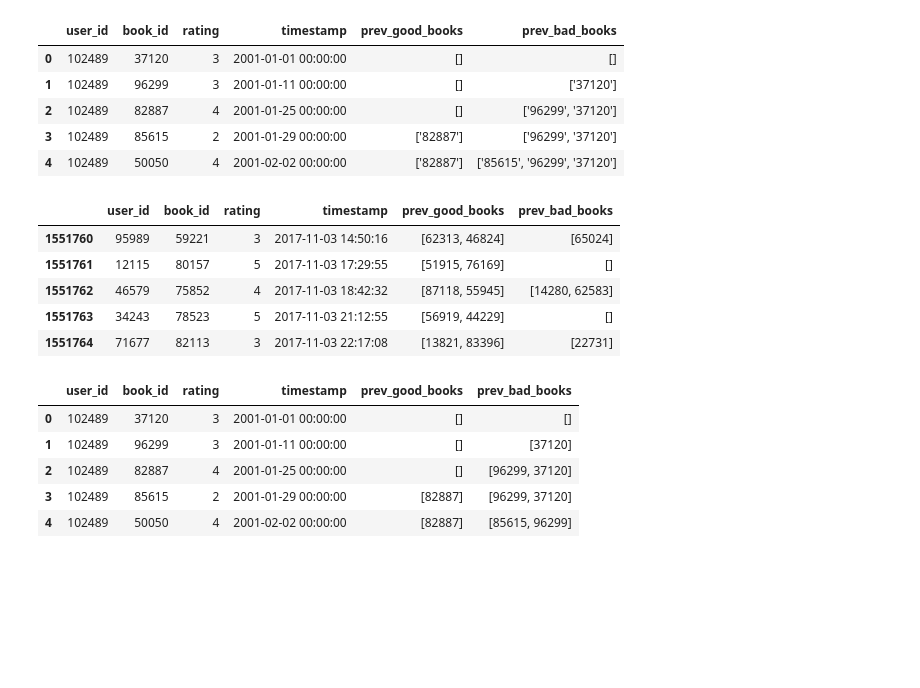
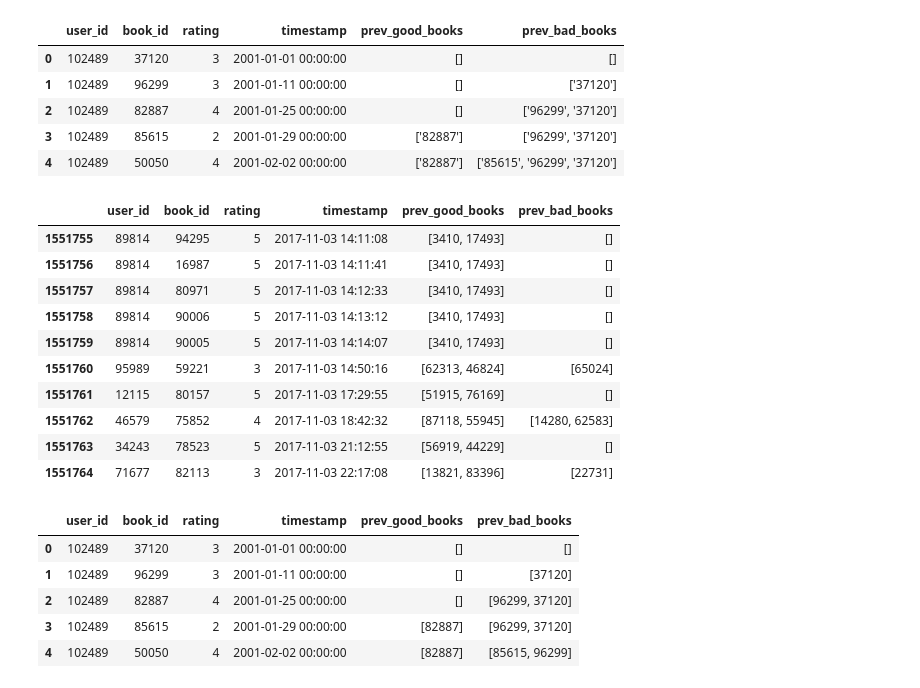
Before and after one commit to elainewyq/Goodreads_Book_Recommender, a Jupyter notebook: DNN_model.ipynb, the cells around one changed output. Saved outputs shown, nothing was run; the diff lists cells and outputs as text; code cells hidden in the pictures; blank space fills up the shorter version.

```diff
--- a/DNN_model.ipynb
+++ b/DNN_model.ipynb
@@ -91,9 +91,14 @@ dataset[:5]
 dataset['prev_good_books'] = dataset['prev_good_books'].apply(lambda x: x[:2])
 dataset['prev_bad_books'] = dataset['prev_bad_books'].apply(lambda x: x[:2])
 # %%
-dataset.tail()
+dataset.tail(10)
 # %% [output]
 |  | user_id | book_id | rating | timestamp | prev_good_books | prev_bad_books |
+| 1551755 | 89814 | 94295 | 5 | 2017-11-03 14:11:08 | [3410, 17493] | [] |
+| 1551756 | 89814 | 16987 | 5 | 2017-11-03 14:11:41 | [3410, 17493] | [] |
+| 1551757 | 89814 | 80971 | 5 | 2017-11-03 14:12:33 | [3410, 17493] | [] |
+| 1551758 | 89814 | 90006 | 5 | 2017-11-03 14:13:12 | [3410, 17493] | [] |
+| 1551759 | 89814 | 90005 | 5 | 2017-11-03 14:14:07 | [3410, 17493] | [] |
 | 1551760 | 95989 | 59221 | 3 | 2017-11-03 14:50:16 | [62313, 46824] | [65024] |
 | 1551761 | 12115 | 80157 | 5 | 2017-11-03 17:29:55 | [51915, 76169] | [] |
 | 1551762 | 46579 | 75852 | 4 | 2017-11-03 18:42:32 | [87118, 55945] | [14280, 62583] |
```
Also changed, not shown: parts of 1 cell of this notebook.
